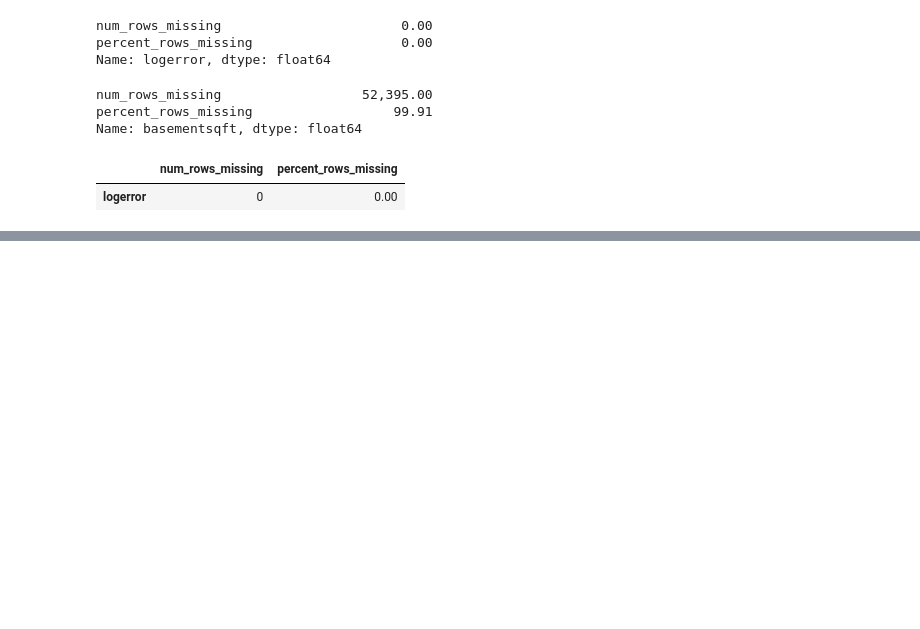
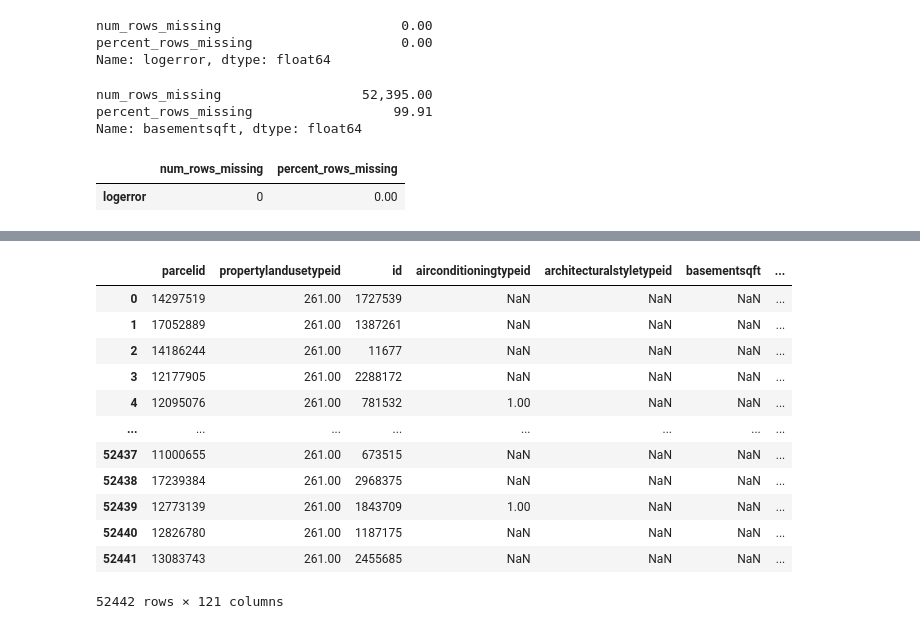
Before and after one commit to cristinalucin/clustering-exercises, a Jupyter notebook: zillow.ipynb, the cells around one changed output, grey strips where cells are left out. Cells and saved outputs as stored; diff of their text form; code cells hidden in the pictures; blank space fills up the shorter version.

```diff
--- a/zillow.ipynb
+++ b/zillow.ipynb
@@ -23 +25,14 @@ import wrangle as w
+# %%
+def get_zillow_data():
+    sql_query = '''
+    SELECT * FROM properties_2017
+    JOIN predictions_2017 USING (parcelid)
+    WHERE transactiondate < '2018'
+    AND propertylandusetypeid = 261;
+    '''
+
+    df = pd.read_sql(sql_query, get_db_url('zillow'))
+    df = df.drop(columns='id')
+
+    return df
 # %%
@@ -132,0 +268,44 @@ null_col_df.loc[['logerror']]
+# %%
+#IQR
+def get_upper_outliers(s, k):
+    '''
+    Given a series and a cutoff value, k, returns the upper outliers for the
+    series.
+
+    The values returned will be either 0 (if the point is not an outlier), or a
+    number that indicates how far away from the upper bound the observation is.
+    '''
+    q1, q3 = s.quantile([.25, .75])
+    iqr = q3 - q1
+    upper_bound = q3 + k * iqr
+    return s.apply(lambda x: max([x - upper_bound, 0]))
+# %%
+def add_upper_outlier_columns(df, k):
+    '''
+    Add a column with the suffix _outliers for all the numeric columns
+    in the given dataframe.
+    '''
+    # outlier_cols = {col + '_outliers': get_upper_outliers(df[col], k)
+    #                 for col in df.select_dtypes('number')}
+    # return df.assign(**outlier_cols)
+
+    for col in df.select_dtypes('number'):
+        df[col + '_outliers'] = get_upper_outliers(df[col], k)
+
+    return df
+
+add_upper_outlier_columns(df, k=1.5)
+# %% [output]
+|  | parcelid | propertylandusetypeid | id | airconditioningtypeid | architecturalstyletypeid | basementsqft | ... |
+| 0 | 14297519 | 261.00 | 1727539 | NaN | NaN | NaN | ... |
+| 1 | 17052889 | 261.00 | 1387261 | NaN | NaN | NaN | ... |
+| 2 | 14186244 | 261.00 | 11677 | NaN | NaN | NaN | ... |
+| 3 | 12177905 | 261.00 | 2288172 | NaN | NaN | NaN | ... |
+| 4 | 12095076 | 261.00 | 781532 | 1.00 | NaN | NaN | ... |
+| ... | ... | ... | ... | ... | ... | ... | ... |
+| 52437 | 11000655 | 261.00 | 673515 | NaN | NaN | NaN | ... |
+| 52438 | 17239384 | 261.00 | 2968375 | NaN | NaN | NaN | ... |
+| 52439 | 12773139 | 261.00 | 1843709 | 1.00 | NaN | NaN | ... |
+| 52440 | 12826780 | 261.00 | 1187175 | NaN | NaN | NaN | ... |
+| 52441 | 13083743 | 261.00 | 2455685 | NaN | NaN | NaN | ... |
+52442 rows × 121 columns
```
Also changed, not shown: parts of 18 cells of this notebook, 2 other files.
